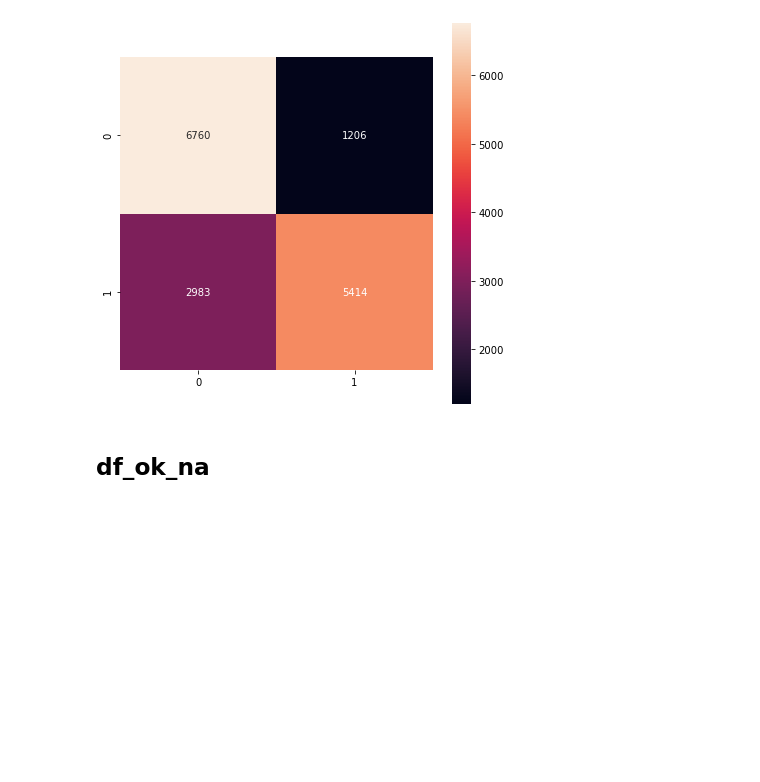
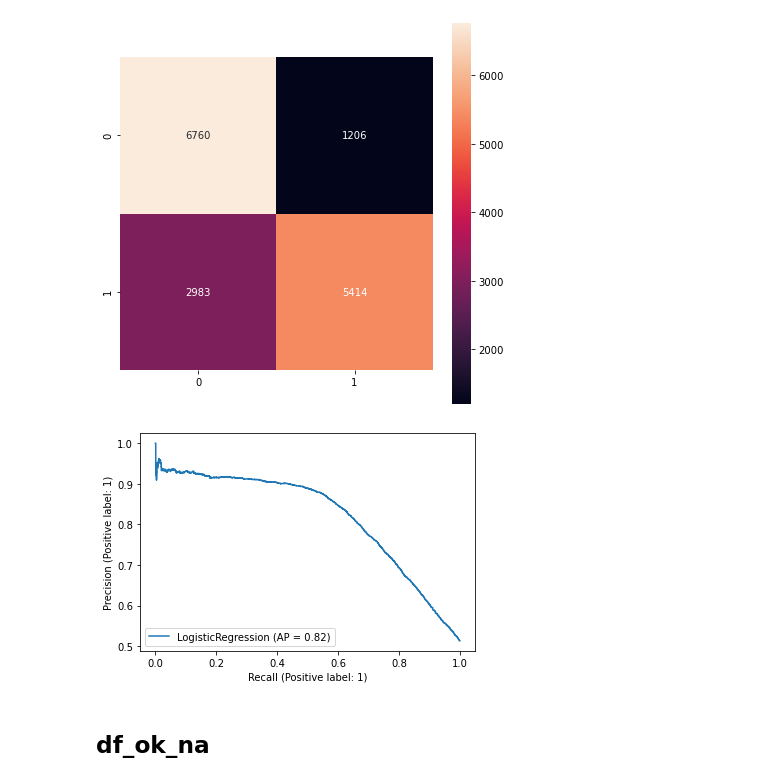
Before and after one commit to JavierAlvarezBenito/Python-imdea, a Jupyter notebook: Brazil_Classification.ipynb, the cells around one changed output. Saved outputs shown, nothing was run; the diff lists cells and outputs as text; code cells hidden in the pictures; blank space fills up the shorter version.

```diff
--- a/Brazil_Classification.ipynb
+++ b/Brazil_Classification.ipynb
@@ -1629,6 +1631,10 @@ Precision score: 0.8178247734138973
    macro avg       0.76      0.75      0.74     16363
 weighted avg       0.76      0.74      0.74     16363
 [figure]
+# %%
+disp = plot_precision_recall_curve(lg1, X_test, Y_test)
+# %% [output]
+[figure, added]
 # %% [markdown]
 ## df_ok_na
 # %%
```
Also changed, not shown: parts of 18 cells of this notebook, 1 other file.
